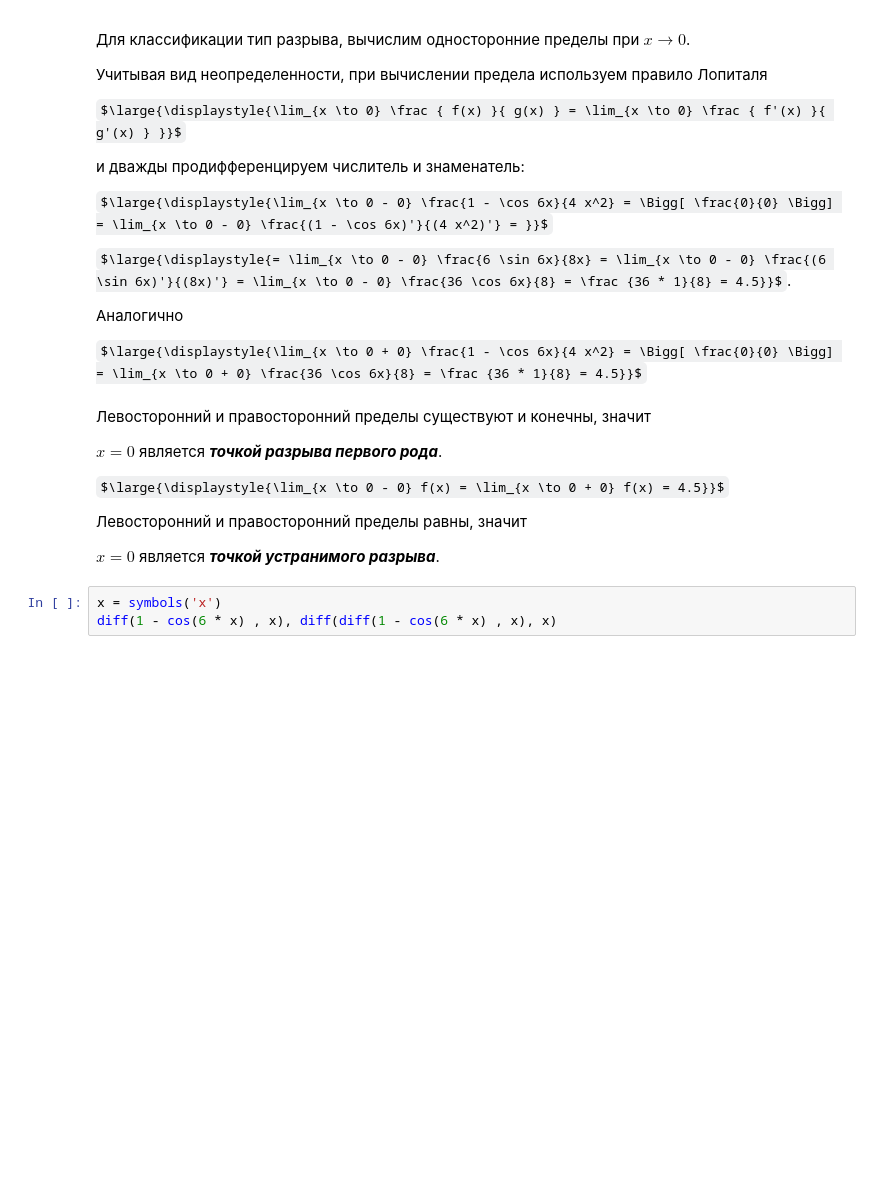
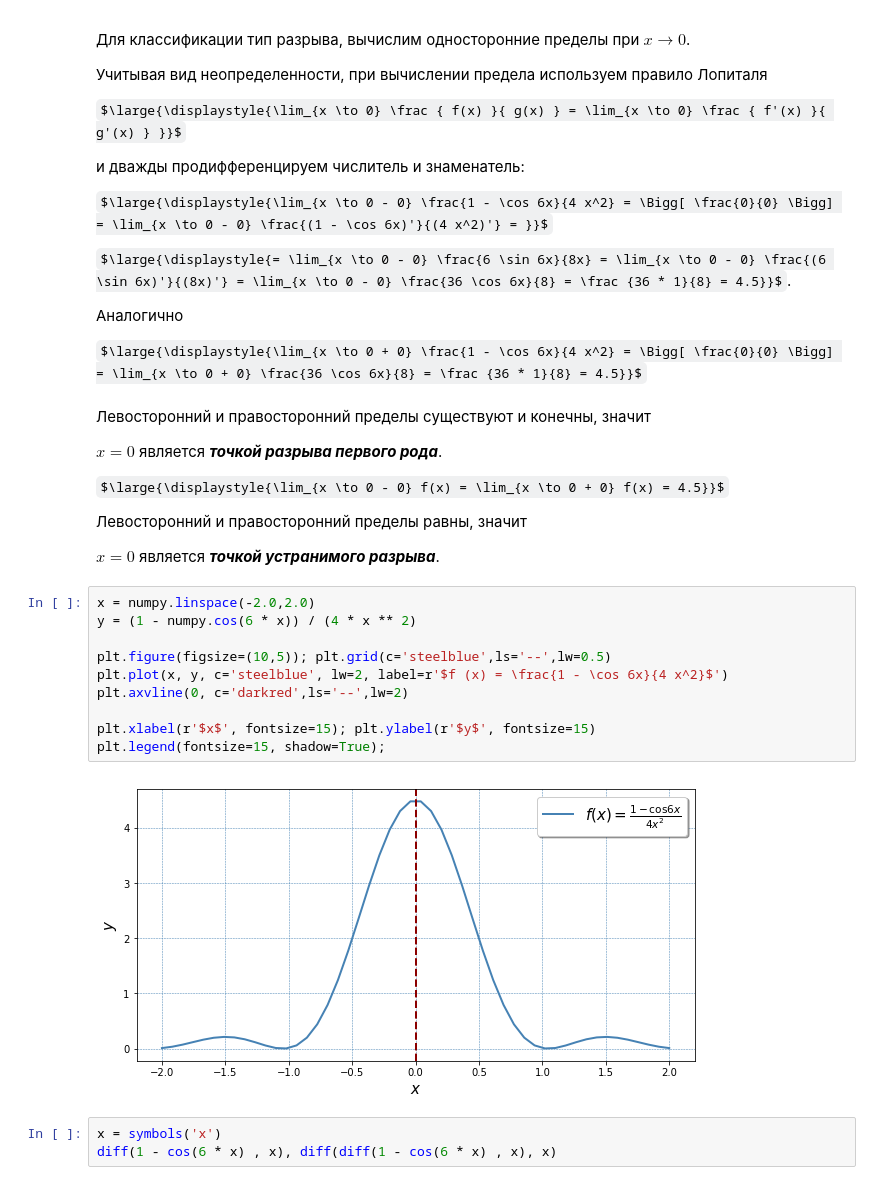
Before and after one commit to OlgaBelitskaya/math_20182019, a Jupyter notebook: mathanalysis_standardcalc110-115.ipynb, the cells around one changed output. Drawn from its saved outputs; the diff is of its cells as text; some formulas as TeX source; blank space fills up the shorter version.

```diff
--- a/mathanalysis_standardcalc110-115.ipynb
+++ b/mathanalysis_standardcalc110-115.ipynb
@@ -311,6 +311,18 @@ $\large{\displaystyle{\lim_{x \to 0 - 0} f(x) = \lim_{x \to 0 + 0} f(x) = 4.5}}$
 Левосторонний и правосторонний пределы равны, значит
 
 $x = 0$ является ***точкой устранимого разрыва***.
+# %%
+x = numpy.linspace(-2.0,2.0)
+y = (1 - numpy.cos(6 * x)) / (4 * x ** 2)
+
+plt.figure(figsize=(10,5)); plt.grid(c='steelblue',ls='--',lw=0.5)
+plt.plot(x, y, c='steelblue', lw=2, label=r'$f (x) = \frac{1 - \cos 6x}{4 x^2}$')
+plt.axvline(0, c='darkred',ls='--',lw=2)
+
+plt.xlabel(r'$x$', fontsize=15); plt.ylabel(r'$y$', fontsize=15)
+plt.legend(fontsize=15, shadow=True);
+# %% [output]
+[figure, added]
 # %%
 x = symbols('x')
 diff(1 - cos(6 * x) , x), diff(diff(1 - cos(6 * x) , x), x)
```
Also changed, not shown: parts of 1 cell of this notebook.
